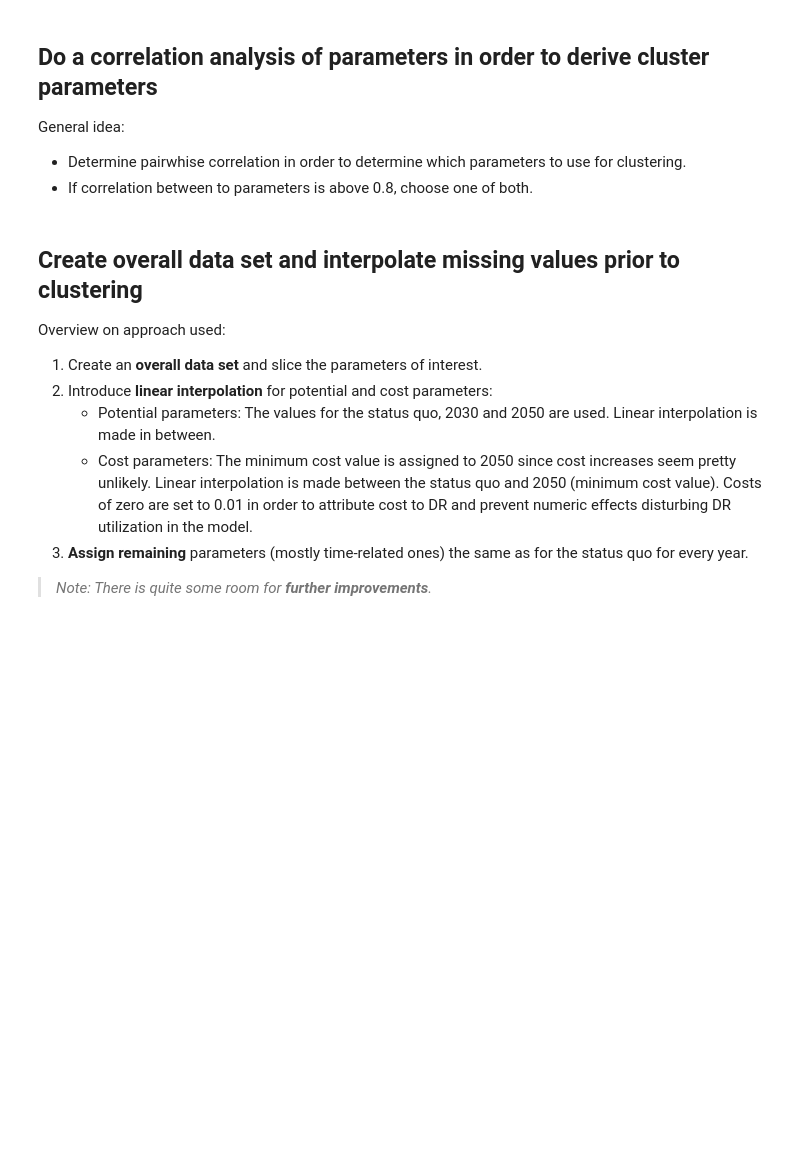
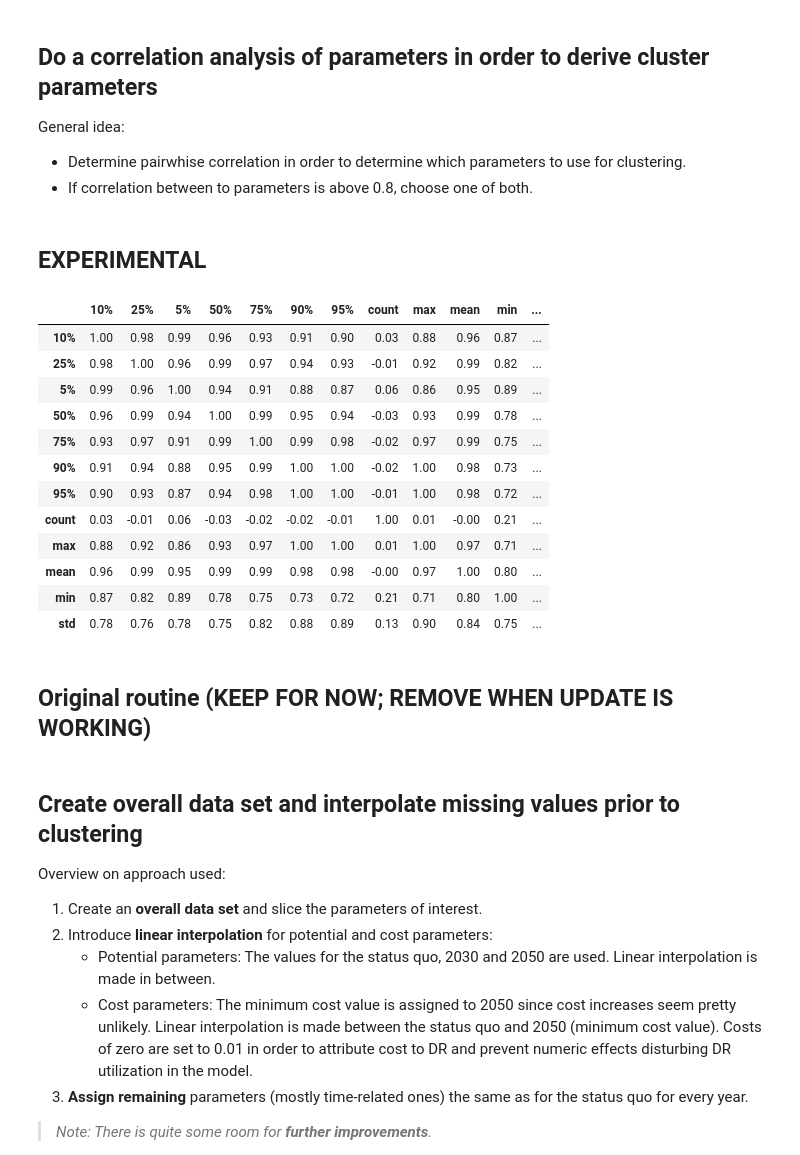
Before and after one commit to jokochems/DR_Potentials, a Jupyter notebook: DR_potential_clustering.ipynb, the cells around one changed output. Saved outputs shown, nothing was run; the diff lists cells and outputs as text; code cells hidden in the pictures; blank space fills up the shorter version.

Commit message:
Add filtering for status quo

```diff
--- a/DR_potential_clustering.ipynb
+++ b/DR_potential_clustering.ipynb
@@ -550,0 +569,3 @@ parameters_dict["potential_pos_overall"][parameters_dict["potential_pos_overall"
+# %%
+all_params_status_quo = all_params_df.loc[all_params_df.index.get_level_values(1) == "SQ"]
+c
@@ -637,6 +674,27 @@ potential_dict["SQ"].head()
 General idea:
 * Determine  pairwhise correlation in order to determine which parameters to use for clustering.
 * If correlation between to parameters is above 0.8, choose one of both.
+# %% [markdown]
+## EXPERIMENTAL
+# %%
+corr_matrix = all_params_status_quo.corr().round(2)
+display(corr_matrix)
+# %% [output]
+|  | 10% | 25% | 5% | 50% | 75% | 90% | 95% | count | max | mean | min | ... |
+| 10% | 1.00 | 0.98 | 0.99 | 0.96 | 0.93 | 0.91 | 0.90 | 0.03 | 0.88 | 0.96 | 0.87 | ... |
+| 25% | 0.98 | 1.00 | 0.96 | 0.99 | 0.97 | 0.94 | 0.93 | -0.01 | 0.92 | 0.99 | 0.82 | ... |
+| 5% | 0.99 | 0.96 | 1.00 | 0.94 | 0.91 | 0.88 | 0.87 | 0.06 | 0.86 | 0.95 | 0.89 | ... |
+| 50% | 0.96 | 0.99 | 0.94 | 1.00 | 0.99 | 0.95 | 0.94 | -0.03 | 0.93 | 0.99 | 0.78 | ... |
+| 75% | 0.93 | 0.97 | 0.91 | 0.99 | 1.00 | 0.99 | 0.98 | -0.02 | 0.97 | 0.99 | 0.75 | ... |
+| 90% | 0.91 | 0.94 | 0.88 | 0.95 | 0.99 | 1.00 | 1.00 | -0.02 | 1.00 | 0.98 | 0.73 | ... |
+| 95% | 0.90 | 0.93 | 0.87 | 0.94 | 0.98 | 1.00 | 1.00 | -0.01 | 1.00 | 0.98 | 0.72 | ... |
+| count | 0.03 | -0.01 | 0.06 | -0.03 | -0.02 | -0.02 | -0.01 | 1.00 | 0.01 | -0.00 | 0.21 | ... |
+| max | 0.88 | 0.92 | 0.86 | 0.93 | 0.97 | 1.00 | 1.00 | 0.01 | 1.00 | 0.97 | 0.71 | ... |
+| mean | 0.96 | 0.99 | 0.95 | 0.99 | 0.99 | 0.98 | 0.98 | -0.00 | 0.97 | 1.00 | 0.80 | ... |
+| min | 0.87 | 0.82 | 0.89 | 0.78 | 0.75 | 0.73 | 0.72 | 0.21 | 0.71 | 0.80 | 1.00 | ... |
+| std | 0.78 | 0.76 | 0.78 | 0.75 | 0.82 | 0.88 | 0.89 | 0.13 | 0.90 | 0.84 | 0.75 | ... |
+# %% [markdown]
+## Original routine (KEEP FOR NOW; REMOVE WHEN UPDATE IS WORKING)
 # %%
 # Create and display correlation matrix
 corr_matrix = potential_dict["SQ"].corr().round(2)
```
Also changed, not shown: parts of 10 cells of this notebook.
